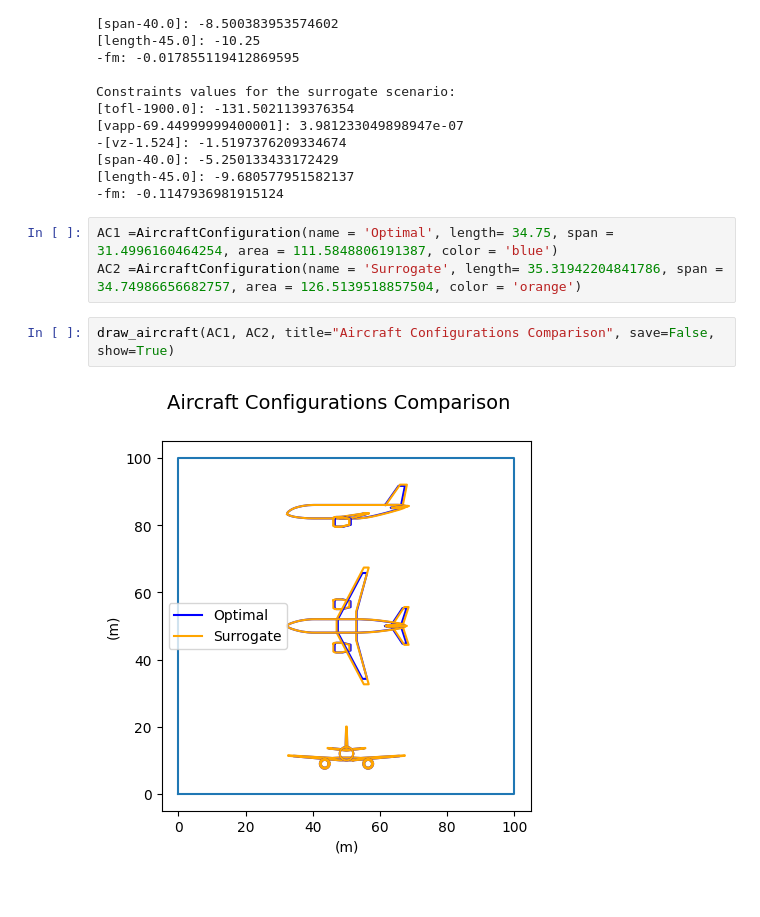
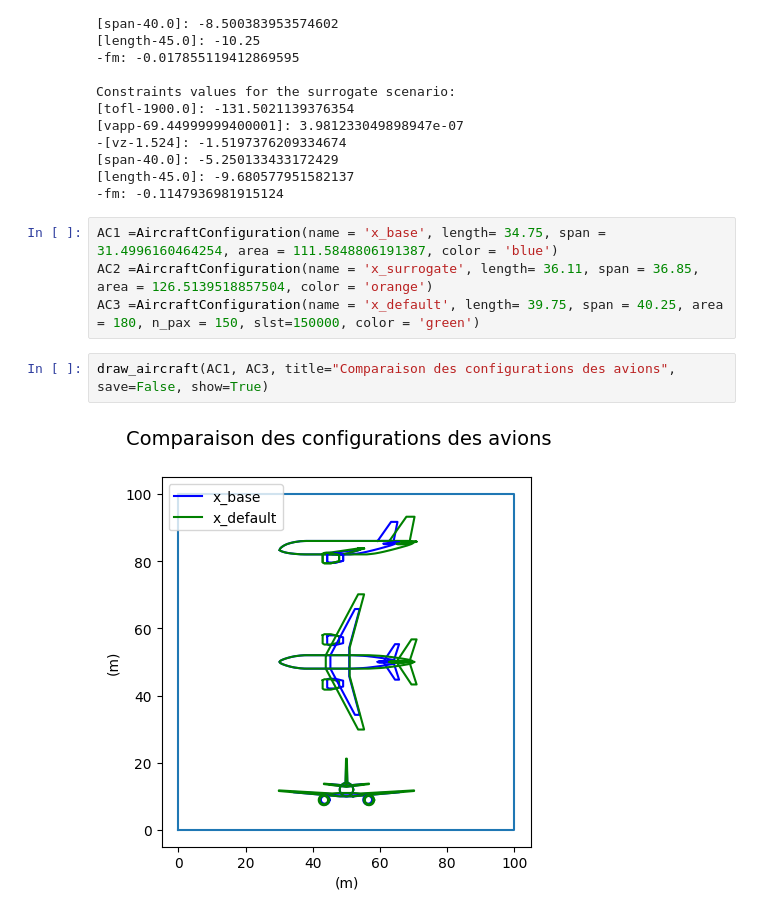
Before and after one commit to hannabkre/lh2pac, a Jupyter notebook: docs/scripts/project/UC2_problem1.ipynb, the cells around one changed output. Drawn from its saved outputs; the diff is of its cells as text.

```diff
--- a/docs/scripts/project/UC2_problem1.ipynb
+++ b/docs/scripts/project/UC2_problem1.ipynb
@@ -238,9 +230,10 @@ Constraints values for the surrogate scenario:
 [length-45.0]: -9.680577951582137
 -fm: -0.1147936981915124
 # %%
-AC1 =AircraftConfiguration(name = 'Optimal', length= 34.75, span = 31.4996160464254, area = 111.5848806191387, color = 'blue')
-AC2 =AircraftConfiguration(name = 'Surrogate', length= 35.31942204841786, span = 34.74986656682757, area = 126.5139518857504, color = 'orange')
+AC1 =AircraftConfiguration(name = 'x_base', length= 34.75, span = 31.4996160464254, area = 111.5848806191387, color = 'blue')
+AC2 =AircraftConfiguration(name = 'x_surrogate', length= 36.11, span = 36.85, area = 126.5139518857504, color = 'orange')
+AC3 =AircraftConfiguration(name = 'x_default', length= 39.75, span = 40.25, area = 180, n_pax = 150, slst=150000, color = 'green')
 # %%
-draw_aircraft(AC1, AC2, title="Aircraft Configurations Comparison", save=False, show=True)
+draw_aircraft(AC1, AC3, title="Comparaison des configurations des avions", save=False, show=True)
 # %% [output]
-[figure, old version]
+[figure, new version]
```
Also changed, not shown: parts of 3 cells of this notebook, 2 other files.
